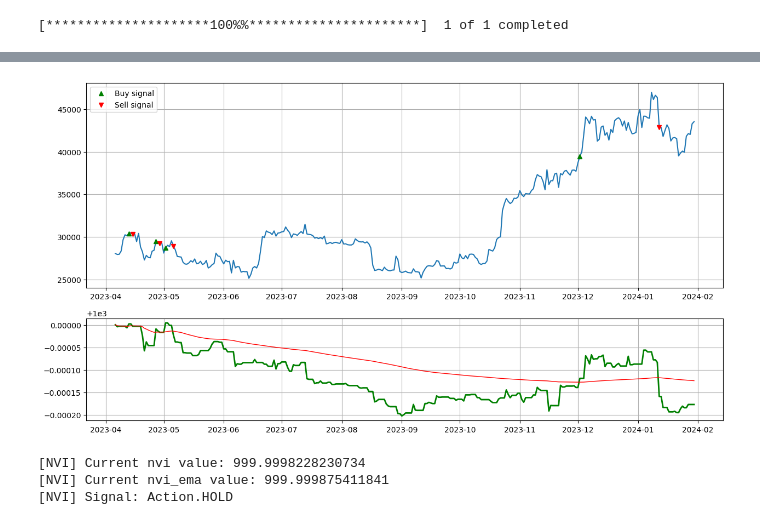
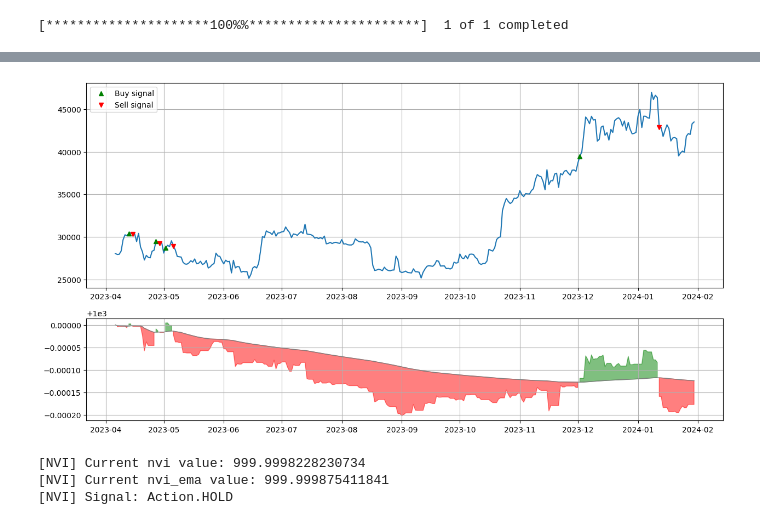
Before and after one commit to AlejandroDaneri/trabajo-profesional-fiuba, a Jupyter notebook: tests_indicators/nvi.ipynb, the cells around one changed output, grey strips where cells are left out. Drawn from its saved outputs; the diff is of its cells as text; code cells hidden in the pictures.

```diff
--- a/tests_indicators/nvi.ipynb
+++ b/tests_indicators/nvi.ipynb
@@ -22,29 +22,30 @@ nvi.plot()
 # %%
 import matplotlib.pyplot as plt
 
 # Armo los dos subgráficos con subplots
 # figsize: Es la dimensión de toda la figura, que contiene los subgráficos
 # nrows: Es la cantidad de subgráficos
 # height_ratios: Se coloca la proporción de alturas entre los subgráficos (la cantidad de elementos debe coincidir con las nrows ingresadas)
 fig, ax = plt.subplots(figsize=(15,8), nrows=2, gridspec_kw={'height_ratios' : [2,1]})
 
 df_nvi = nvi.calculate(df)
 df_nvi['buy_signal'] = nvi.calc_buy_signals()
 df_nvi['sell_signal'] = nvi.calc_sell_signals()
 buySignals = df_nvi[df_nvi['buy_signal'] == True]
 sellSignals = df_nvi[df_nvi['sell_signal'] == True]
 
 ax[0].plot(df_nvi.index, df_nvi.Close)
 ax[0].plot(buySignals.index, buySignals.Close, '^', label='Buy signal', color='green')
 ax[0].plot(sellSignals.index, sellSignals.Close, 'v', label='Sell signal', color='red')
 ax[0].legend(loc='upper left')
 ax[0].grid()
 
-ax[1].plot(df_nvi["NVI"], color='green', linewidth=2)
-ax[1].plot(df_nvi["NVI_EMA"], color='red', linewidth=1)
+ax[1].plot(df_nvi["NVI_EMA"], color='gray', linewidth=1)
+ax[1].fill_between(df_nvi.index, df_nvi["NVI"], df_nvi["NVI_EMA"], where=df_nvi["NVI"] > df_nvi["NVI_EMA"], alpha=0.5, color='green')
+ax[1].fill_between(df_nvi.index, df_nvi["NVI"], df_nvi["NVI_EMA"], where=df_nvi["NVI"] < df_nvi["NVI_EMA"], alpha=0.5, color='red')
 ax[1].grid()
 # %% [output]
-[figure, old version]
+[figure, new version]
 # %%
 new_record = data.iloc[-1:]
 nvi.predict_signal(new_record)
```
Also changed, not shown: parts of 1 cell of this notebook, 3 other files.
